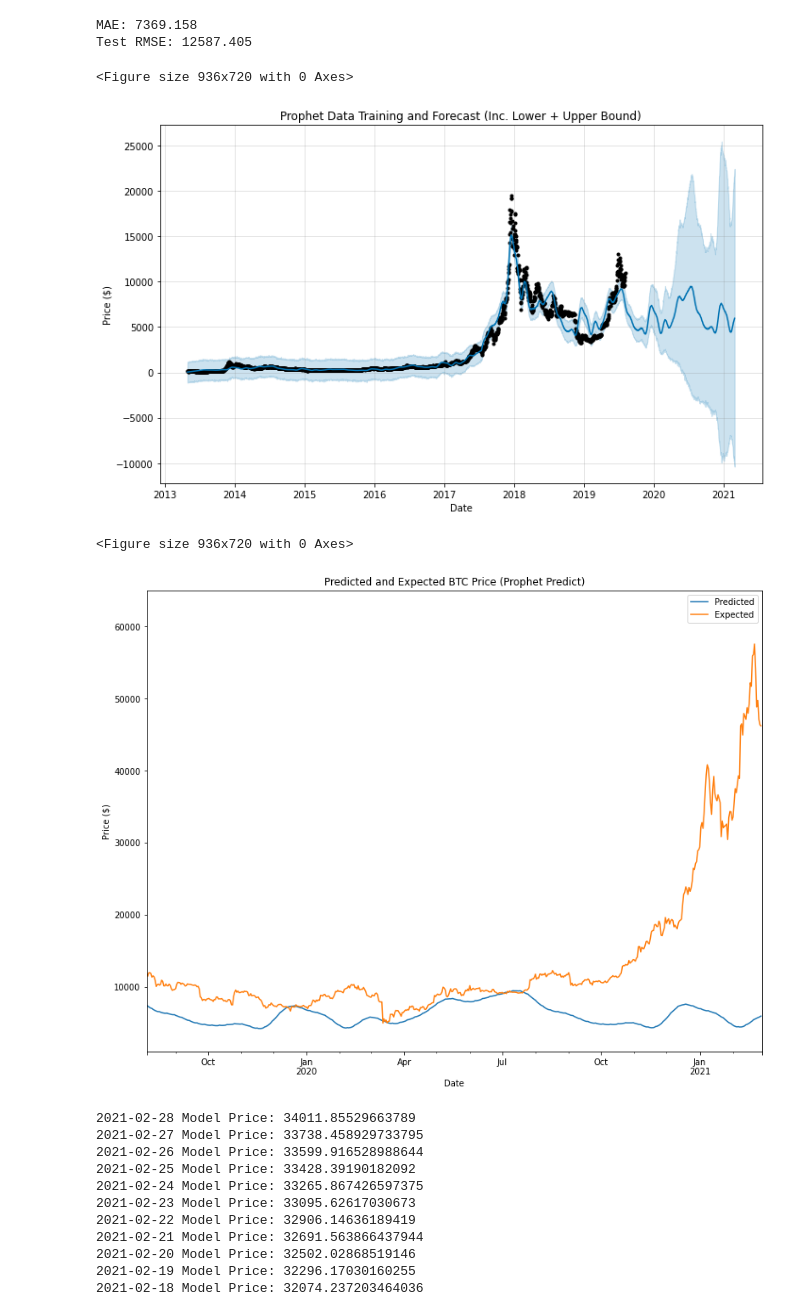
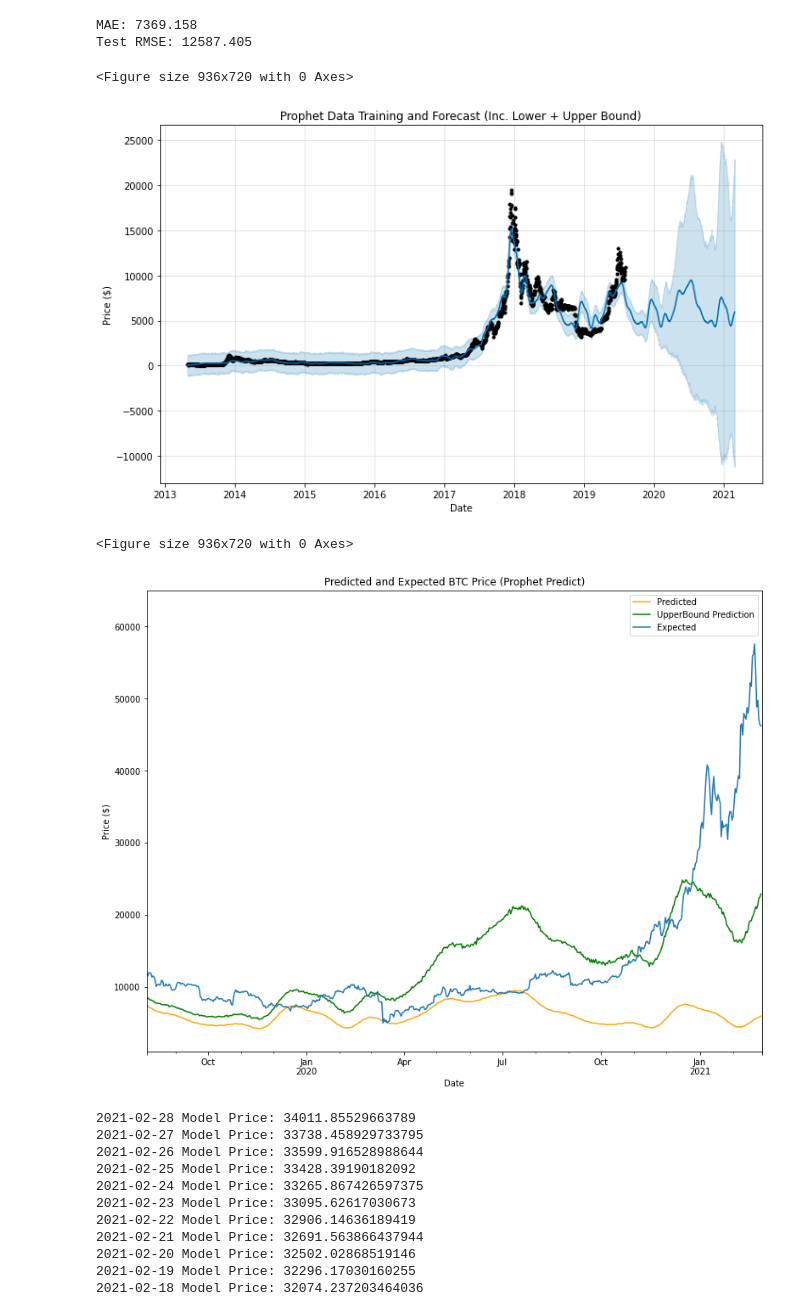
Before and after one commit to maytanti/bitcoin-timeseries-forecast, a Jupyter notebook: BTC_Exploratory_Data.ipynb, the cells around one changed output. Drawn from its saved outputs; the diff is of its cells as text; code cells hidden in the pictures.

```diff
--- a/BTC_Exploratory_Data.ipynb
+++ b/BTC_Exploratory_Data.ipynb
@@ -400,26 +412,27 @@ Test RMSE: 12587.405
 # %%
 #Figure 11: Plot of Prophet data training
 fig11 = plt.figure(figsize=(13,10))
 m.plot(forecast)
 plt.title('Prophet Data Training and Forecast (Inc. Lower + Upper Bound)')
 plt.ylabel('Price ($)')
 plt.xlabel('Date')
 plt.show()
 
 #Figure 12: Plot of Prophet future predictions against actual outcomes (Prophet)
 fig12 = plt.figure(figsize=(13,10))
-ax = forecast.plot(x='ds', y='yhat', legend=True, label="Predicted", figsize=(13,10))
+ax = forecast.plot(x='ds', y='yhat', legend=True, label="Predicted", figsize=(13,10), color='orange')
+forecast.plot(x='ds', y='yhat_upper', legend=True, label='UpperBound Prediction', ax=ax, color='green')
 test.plot(x='ds', y='y', legend=True, label='Expected', ax=ax, xlim=('2019-08-05', '2021-02-28'), ylim=(1000,65000))
 plt.legend(loc='best')
 plt.xlabel('Date')
 plt.ylabel('Price ($)')
 plt.title('Predicted and Expected BTC Price (Prophet Predict)')
 plt.show()
 # %% [output]
 <Figure size 936x720 with 0 Axes>
-[figure, old version]
+[figure, new version]
 <Figure size 936x720 with 0 Axes>
-[figure, old version]
+[figure, new version]
 # %%
 #Forecasting -- Method 3: Stock-to-Flow
 #Note; Stock to Flow = stock/flow
```
Also changed, not shown: parts of 4 cells of this notebook.
